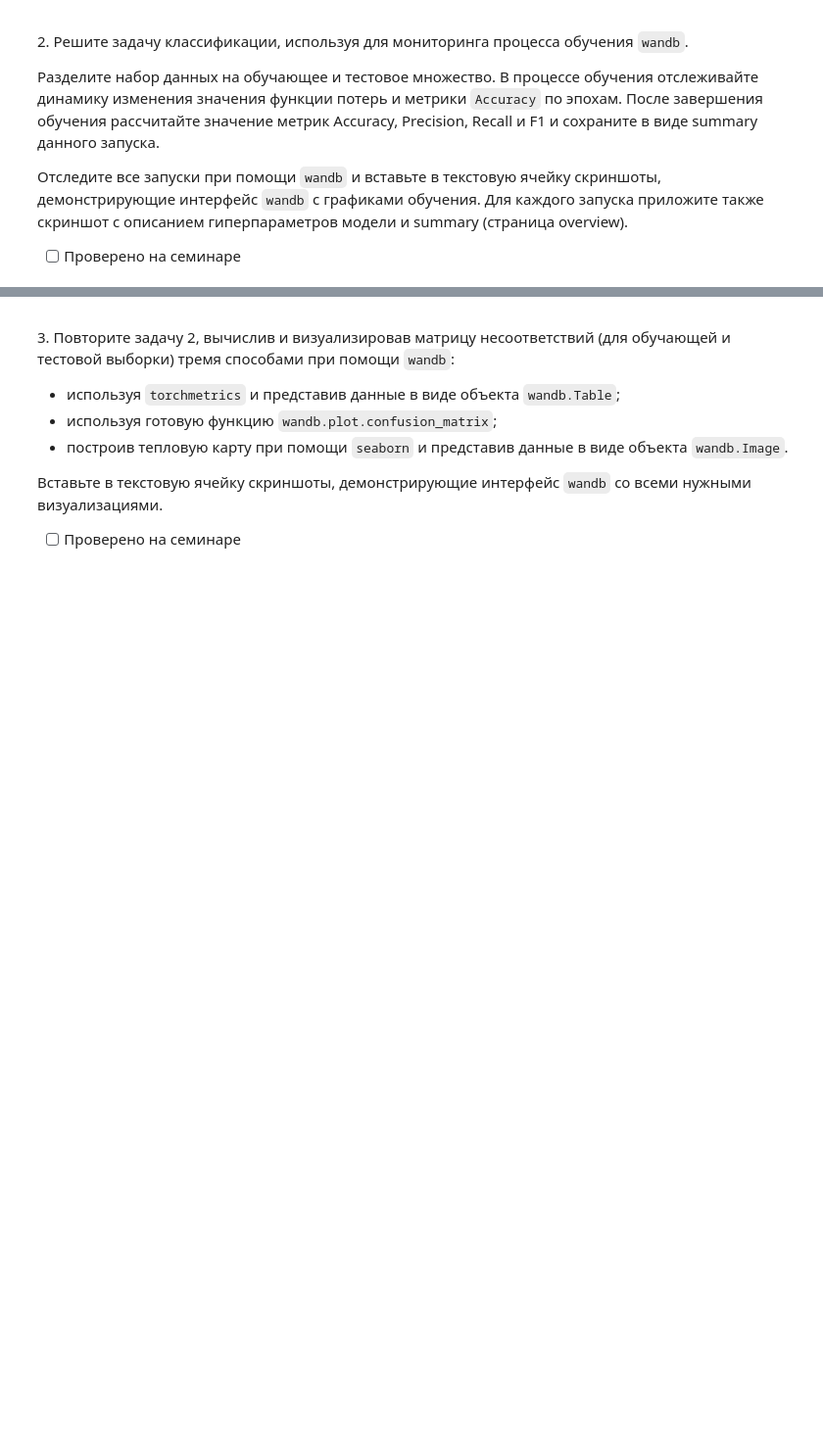
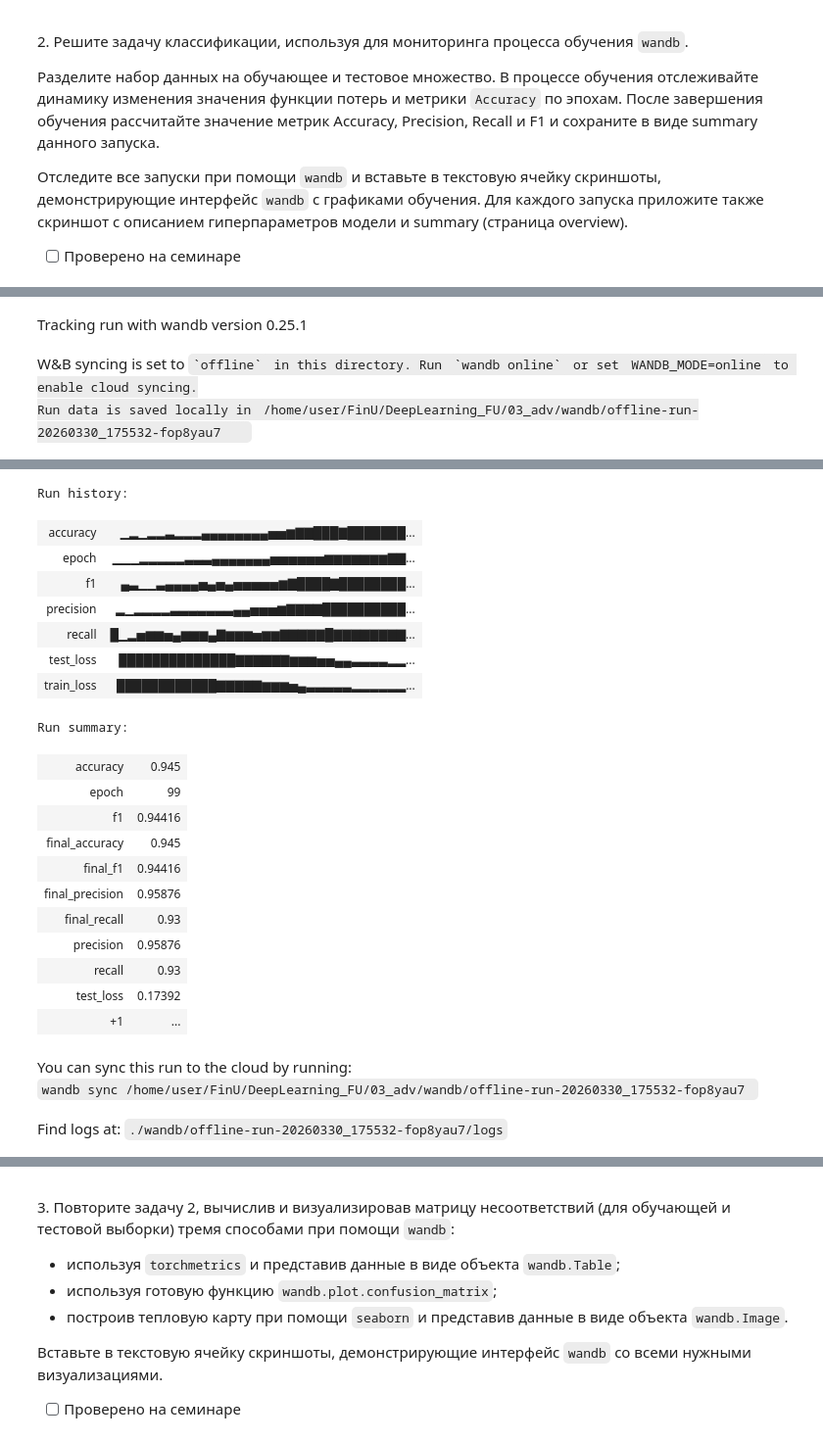
Before and after one commit to Halva773/DeepLearning_FU, a Jupyter notebook: 03_adv/03_1_monitoring.ipynb, the cells around one changed output, grey strips where cells are left out. Shown at 98% size. Saved outputs shown, nothing was run; the diff lists cells and outputs as text; code cells hidden in the pictures; blank space fills up the shorter version.

```diff
--- a/03_adv/03_1_monitoring.ipynb
+++ b/03_adv/03_1_monitoring.ipynb
@@ -259,0 +400,3 @@ NameError: name 'th' is not defined
+# %%
+train_model(Model2, {"lr": 0.005, "epochs": 100})
+# %% [output]
@@ -259,0 +404,3 @@ NameError: name 'th' is not defined
+Tracking run with wandb version 0.25.1
+W&B syncing is set to `offline` in this directory. Run `wandb online` or set WANDB_MODE=online to enable cloud syncing.
+Run data is saved locally in /home/user/FinU/DeepLearning_FU/03_adv/wandb/offline-run-20260330_175532-fop8yau7
@@ -259,0 +408,23 @@ NameError: name 'th' is not defined
+Run history:
+| accuracy | ▁▂▁▂▂▃▂▂▂▄▄▄▄▄▄▄▄▅▅▆▇▇███▇███████... |
+| epoch | ▁▁▁▂▂▂▂▂▃▃▃▄▄▄▄▄▄▄▅▅▅▅▅▅▆▆▆▆▆▆▆▇▇... |
+| f1 | ▄▃▁▁▃▄▄▄▄▅▄▅▄▅▅▅▅▅▆▇████▇████████... |
+| precision | ▂▁▂▂▂▂▃▃▃▃▃▃▃▄▄▅▅▅▆▇▇▇▇██████████... |
+| recall | █▁▂▅▆▆▅▄▆▆▆▄▇▆▆▆▅▆▆▇▇▇▇▇█▇▇▇▇▇▇▇▇... |
+| test_loss | ██████████████▇▇▇▇▇▇▆▆▆▅▅▄▄▃▃▃▃▂▂... |
+| train_loss | ████████████▇▇▇▇▇▆▆▆▅▄▃▃▃▃▃▂▂▂▂▂▂... |
+Run summary:
+| accuracy | 0.945 |
+| epoch | 99 |
+| f1 | 0.94416 |
+| final_accuracy | 0.945 |
+| final_f1 | 0.94416 |
+| final_precision | 0.95876 |
+| final_recall | 0.93 |
+| precision | 0.95876 |
+| recall | 0.93 |
+| test_loss | 0.17392 |
+| +1 | ... |
+You can sync this run to the cloud by running:
+wandb sync /home/user/FinU/DeepLearning_FU/03_adv/wandb/offline-run-20260330_175532-fop8yau7
+Find logs at: ./wandb/offline-run-20260330_175532-fop8yau7/logs
```
Also changed, not shown: parts of 8 cells of this notebook, 10 other files.
